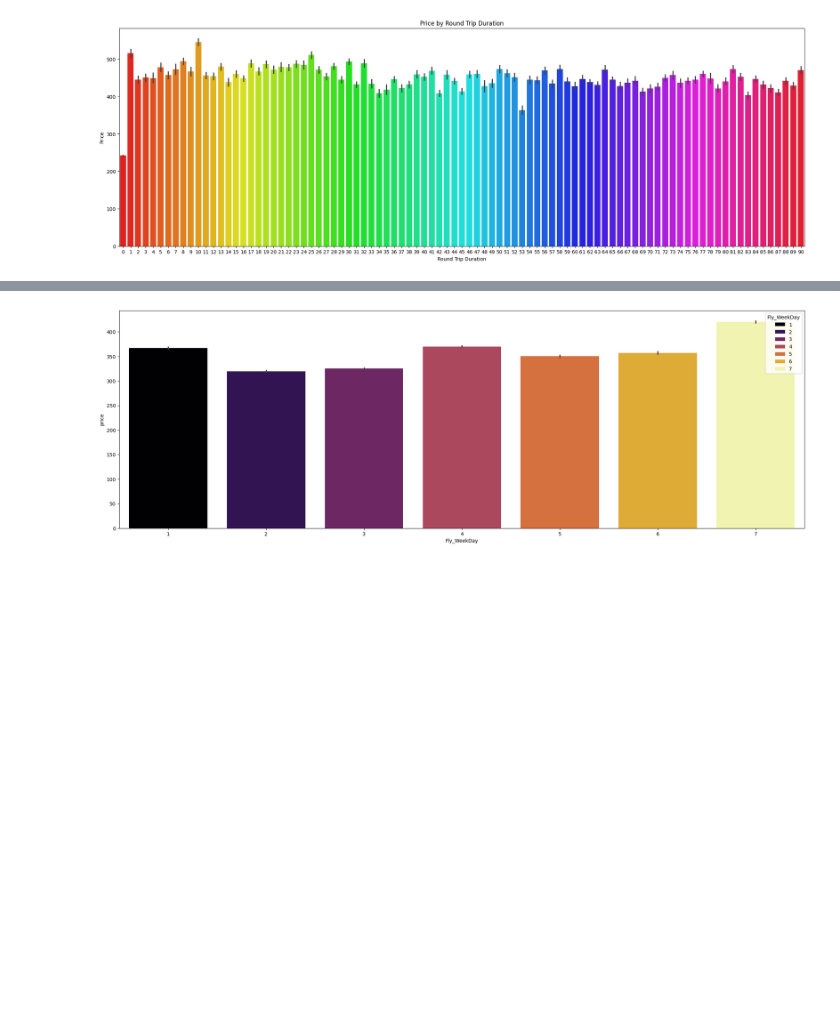
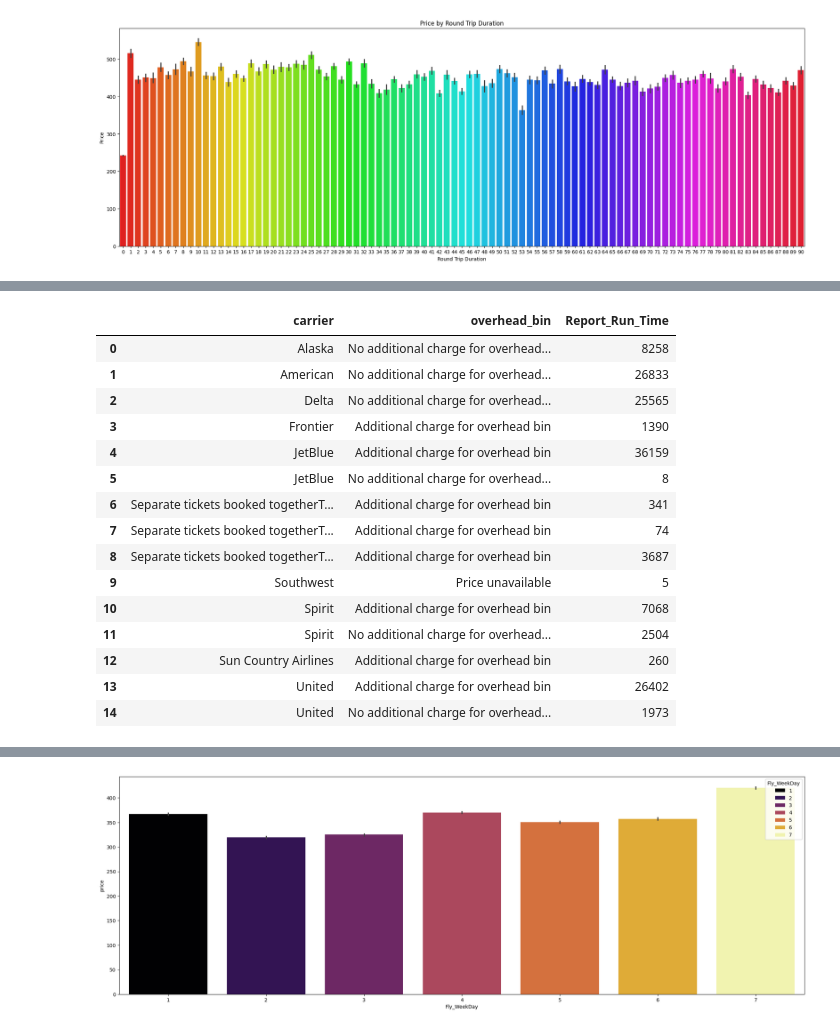
Before and after one commit to AnshulSGarg/Flight-MLOps-Project, a Jupyter notebook: notebooks/analytics.ipynb, the cells around one changed output, grey strips where cells are left out. Drawn from its saved outputs; the diff is of its cells as text; code cells hidden in the pictures; blank space fills up the shorter version.

```diff
--- a/notebooks/analytics.ipynb
+++ b/notebooks/analytics.ipynb
@@ -166,3 +203,6 @@ plt.savefig(r'C:\Users\anshu\Desktop\MLOps\Flight-MLOps-Project\Flight-MLOps-Pro
 plt.show()
 # %% [output]
 [figure]
+# %%
+raw_df = pd.read_csv(r'C:\Users\anshu\Desktop\MLOps\Flight-MLOps-Project\Flight-MLOps-Project\data\interim\merged_raw_data.csv')
+raw_df.head()
@@ -168,0 +216,23 @@ plt.show()
+# %%
+raw_df.loc[raw_df['overhead_bin'].str.contains("doesn't include overhead bin access"), 'overhead_bin'] = 'Additional charge for overhead bin'
+raw_df.loc[raw_df['overhead_bin'].str.startswith("$"), 'overhead_bin'] = 'No additional charge for overhead bin'
+# %%
+overhead_bin_df = raw_df.groupby(['carrier','overhead_bin']).count().reset_index()[['carrier','overhead_bin','Report_Run_Time']]
+overhead_bin_df
+# %% [output]
+|  | carrier | overhead_bin | Report_Run_Time |
+| 0 | Alaska | No additional charge for overhead... | 8258 |
+| 1 | American | No additional charge for overhead... | 26833 |
+| 2 | Delta | No additional charge for overhead... | 25565 |
+| 3 | Frontier | Additional charge for overhead bin | 1390 |
+| 4 | JetBlue | Additional charge for overhead bin | 36159 |
+| 5 | JetBlue | No additional charge for overhead... | 8 |
+| 6 | Separate tickets booked togetherT... | Additional charge for overhead bin | 341 |
+| 7 | Separate tickets booked togetherT... | Additional charge for overhead bin | 74 |
+| 8 | Separate tickets booked togetherT... | Additional charge for overhead bin | 3687 |
+| 9 | Southwest | Price unavailable | 5 |
+| 10 | Spirit | Additional charge for overhead bin | 7068 |
+| 11 | Spirit | No additional charge for overhead... | 2504 |
+| 12 | Sun Country Airlines | Additional charge for overhead bin | 260 |
+| 13 | United | Additional charge for overhead bin | 26402 |
+| 14 | United | No additional charge for overhead... | 1973 |
```
Also changed, not shown: parts of 7 cells of this notebook, 36 other files.
